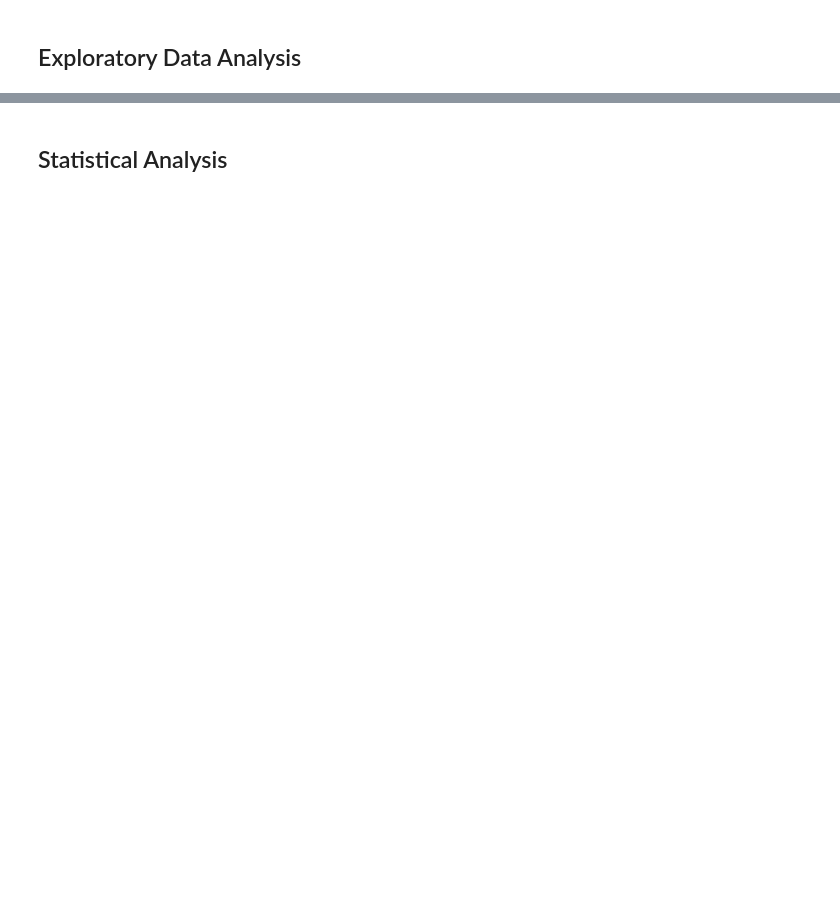
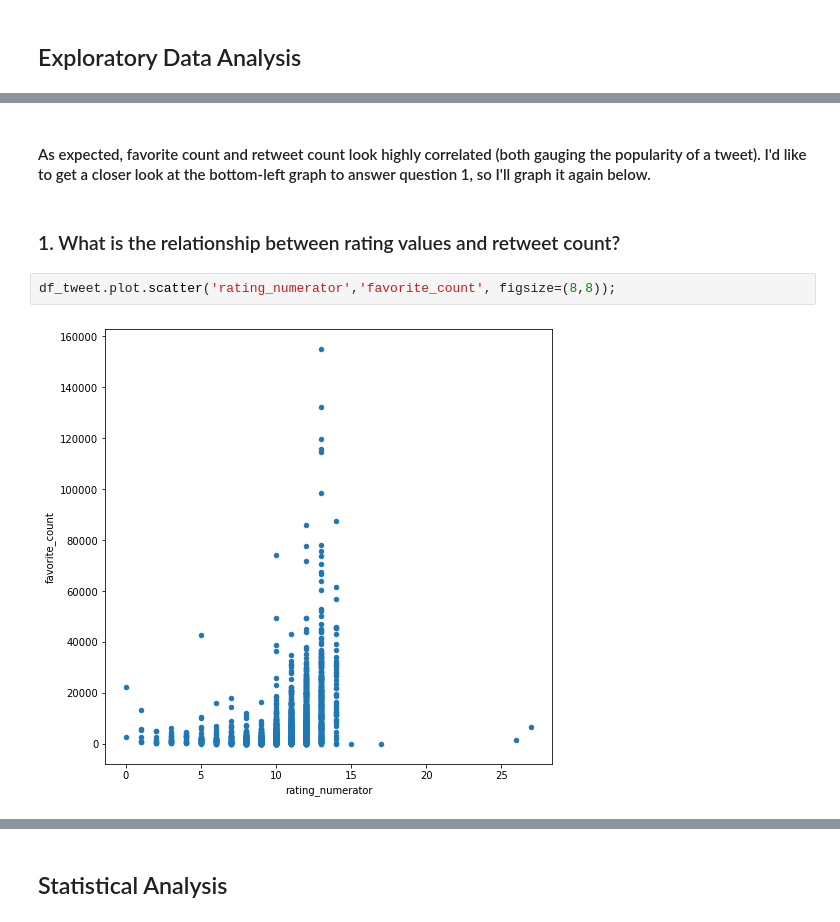
Before and after one commit to shwangelmer/udacityDANDproject5, a Jupyter notebook: wrangle_act.ipynb, the cells around one changed output, grey strips where cells are left out. Drawn from its saved outputs; the diff is of its cells as text; blank space fills up the shorter version.

```diff
--- a/wrangle_act.ipynb
+++ b/wrangle_act.ipynb
@@ -472,0 +523,8 @@ df_tweet.shape
+# %% [markdown]
+#### As expected, favorite count and retweet count look highly correlated (both gauging the popularity of a tweet). I'd like to get a closer look at the bottom-left graph to answer question 1, so I'll graph it again below.
+# %% [markdown]
+### 1. What is the relationship between rating values and retweet count?
+# %%
+df_tweet.plot.scatter('rating_numerator','favorite_count', figsize=(8,8));
+# %% [output]
+[figure, added]
```
Also changed, not shown: parts of 22 cells of this notebook.
